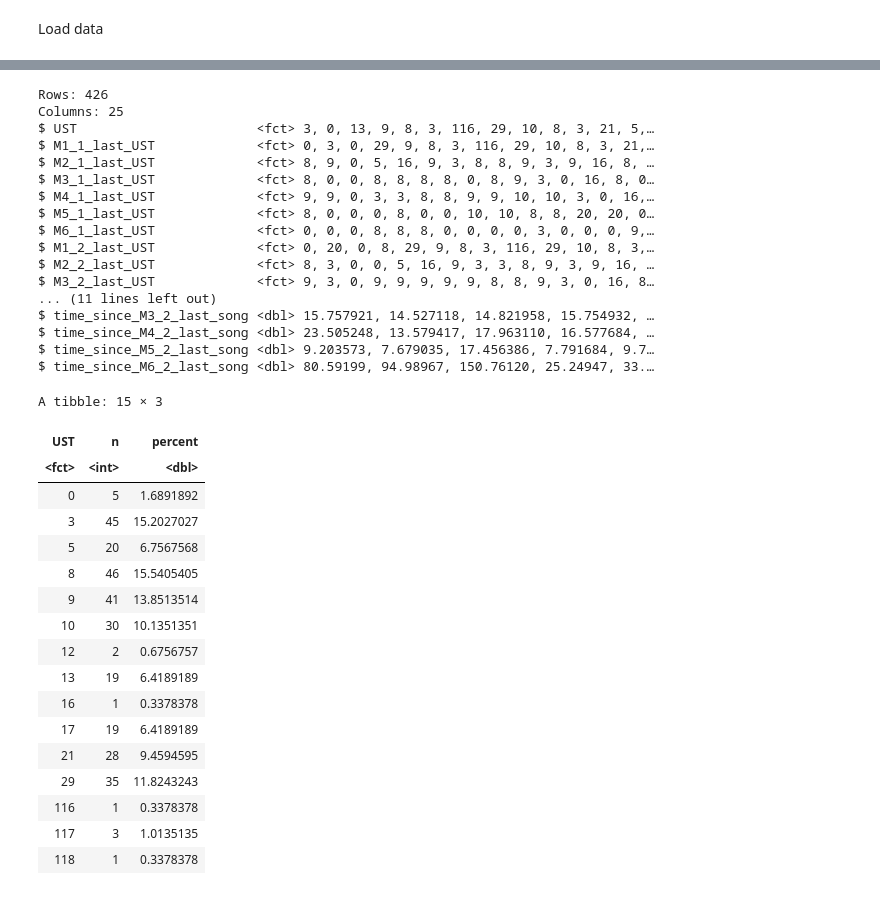
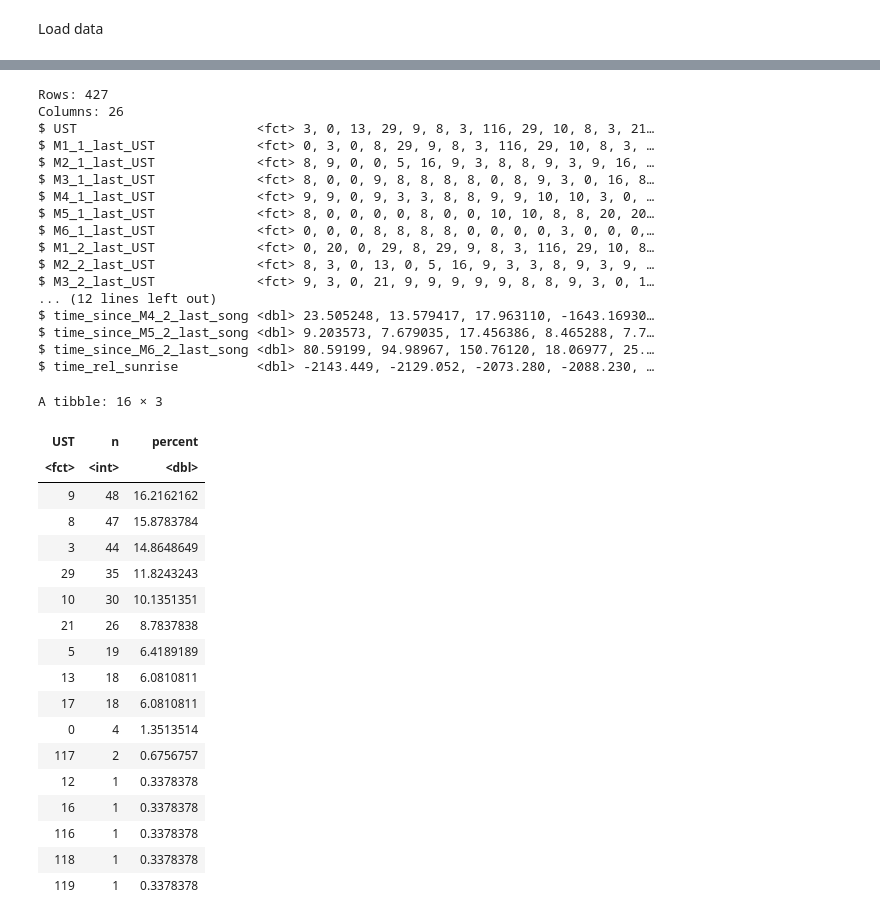
Before and after one commit to jsanvik/Birdsong, a Jupyter notebook: 03 Modelling/09 ust_higher_order_random_forest.ipynb, the cells around one changed output, grey strips where cells are left out. Saved outputs shown, nothing was run; the diff lists cells and outputs as text; code cells hidden in the pictures.

```diff
--- a/03 Modelling/09 ust_higher_order_random_forest.ipynb
+++ b/03 Modelling/09 ust_higher_order_random_forest.ipynb
@@ -38,6 +20,5 @@ The following object is masked from 'package:utils':
 # %% [markdown]
 Load data
 # %%
-data <- read_csv("../data/matching_opportunities.csv") %>%
-    drop_na() # drop any row containing at least one NA value
+data <- read_csv("../data/matching_opportunities.csv")
 # %% [output]
@@ -59,9 +40,9 @@ model_columns <- c(
         "M1_1_last_UST", "M2_1_last_UST", "M3_1_last_UST", "M4_1_last_UST", "M5_1_last_UST", "M6_1_last_UST",
         "M1_2_last_UST", "M2_2_last_UST", "M3_2_last_UST", "M4_2_last_UST", "M5_2_last_UST", "M6_2_last_UST",
         # "time_M1_last_song", "time_M2_last_song", "time_M3_last_song", "time_M4_last_song", "time_M5_last_song", "time_M6_last_song",
-    	"time_since_M1_1_last_song", "time_since_M2_1_last_song", "time_since_M3_1_last_song", "time_since_M4_1_last_song", "time_since_M5_1_last_song", "time_since_M6_1_last_song", # did not include time since M1 last song because it is always 0
-    	"time_since_M1_2_last_song", "time_since_M2_2_last_song", "time_since_M3_2_last_song", "time_since_M4_2_last_song", "time_since_M5_2_last_song", "time_since_M6_2_last_song" # did not include time since M1 last song because it is always 0
-        # "time_rel_sunrise"
+    	"time_since_M1_1_last_song", "time_since_M2_1_last_song", "time_since_M3_1_last_song", "time_since_M4_1_last_song", "time_since_M5_1_last_song", "time_since_M6_1_last_song",
+    	"time_since_M1_2_last_song", "time_since_M2_2_last_song", "time_since_M3_2_last_song", "time_since_M4_2_last_song", "time_since_M5_2_last_song", "time_since_M6_2_last_song",
+        "time_rel_sunrise"
     )
 # %%
 # Set data types and select input columns
@@ -69,4 +50,5 @@ data <- data %>%
     mutate(across(contains("UST"), ~ as.factor(.x)),
         does_it_match = as.factor(does_it_match),
         number_of_matches = as.integer(number_of_matches)) %>%
-    select(model_columns)
+    select(model_columns)  %>%
+    drop_na() # drop any row containing at least one NA value
@@ -84,59 +55,61 @@ See <https://tidyselect.r-lib.org/reference/faq-external-vector.html>."
 # %%
 glimpse(data)
 # %% [output]
-Rows: 426
-Columns: 25
-$ UST                       <fct> 3, 0, 13, 9, 8, 3, 116, 29, 10, 8, 3, 21, 5,…
-$ M1_1_last_UST             <fct> 0, 3, 0, 29, 9, 8, 3, 116, 29, 10, 8, 3, 21,…
-$ M2_1_last_UST             <fct> 8, 9, 0, 5, 16, 9, 3, 8, 8, 9, 3, 9, 16, 8, …
-$ M3_1_last_UST             <fct> 8, 0, 0, 8, 8, 8, 8, 0, 8, 9, 3, 0, 16, 8, 0…
-$ M4_1_last_UST             <fct> 9, 9, 0, 3, 3, 8, 8, 9, 9, 10, 10, 3, 0, 16,…
-$ M5_1_last_UST             <fct> 8, 0, 0, 0, 8, 0, 0, 10, 10, 8, 8, 20, 20, 0…
-$ M6_1_last_UST             <fct> 0, 0, 0, 8, 8, 8, 0, 0, 0, 0, 3, 0, 0, 0, 9,…
-$ M1_2_last_UST             <fct> 0, 20, 0, 8, 29, 9, 8, 3, 116, 29, 10, 8, 3,…
-$ M2_2_last_UST             <fct> 8, 3, 0, 0, 5, 16, 9, 3, 3, 8, 9, 3, 9, 16, …
-$ M3_2_last_UST             <fct> 9, 3, 0, 9, 9, 9, 9, 9, 8, 8, 9, 3, 0, 16, 8…
-... (11 lines left out)
-$ time_since_M3_2_last_song <dbl> 15.757921, 14.527118, 14.821958, 15.754932, …
-$ time_since_M4_2_last_song <dbl> 23.505248, 13.579417, 17.963110, 16.577684, …
-$ time_since_M5_2_last_song <dbl> 9.203573, 7.679035, 17.456386, 7.791684, 9.7…
-$ time_since_M6_2_last_song <dbl> 80.59199, 94.98967, 150.76120, 25.24947, 33.…
+Rows: 427
+Columns: 26
+$ UST                       <fct> 3, 0, 13, 29, 9, 8, 3, 116, 29, 10, 8, 3, 21…
+$ M1_1_last_UST             <fct> 0, 3, 0, 8, 29, 9, 8, 3, 116, 29, 10, 8, 3, …
+$ M2_1_last_UST             <fct> 8, 9, 0, 0, 5, 16, 9, 3, 8, 8, 9, 3, 9, 16, …
+$ M3_1_last_UST             <fct> 8, 0, 0, 9, 8, 8, 8, 8, 0, 8, 9, 3, 0, 16, 8…
+$ M4_1_last_UST             <fct> 9, 9, 0, 9, 3, 3, 8, 8, 9, 9, 10, 10, 3, 0, …
+$ M5_1_last_UST             <fct> 8, 0, 0, 0, 0, 8, 0, 0, 10, 10, 8, 8, 20, 20…
+$ M6_1_last_UST             <fct> 0, 0, 0, 8, 8, 8, 8, 0, 0, 0, 0, 3, 0, 0, 0,…
+$ M1_2_last_UST             <fct> 0, 20, 0, 29, 8, 29, 9, 8, 3, 116, 29, 10, 8…
+$ M2_2_last_UST             <fct> 8, 3, 0, 13, 0, 5, 16, 9, 3, 3, 8, 9, 3, 9, …
+$ M3_2_last_UST             <fct> 9, 3, 0, 21, 9, 9, 9, 9, 9, 8, 8, 9, 3, 0, 1…
+... (12 lines left out)
+$ time_since_M4_2_last_song <dbl> 23.505248, 13.579417, 17.963110, -1643.16930…
+$ time_since_M5_2_last_song <dbl> 9.203573, 7.679035, 17.456386, 8.465288, 7.7…
+$ time_since_M6_2_last_song <dbl> 80.59199, 94.98967, 150.76120, 18.06977, 25.…
+$ time_rel_sunrise          <dbl> -2143.449, -2129.052, -2073.280, -2088.230, …
 # %%
 
 # train test split
 train_test_split <- initial_split(data, prop = 0.7, strata=UST)
 
 train_data <- train_test_split %>% training()
 test_data <- train_test_split %>% testing()
 
 # In training data, how many song type matches?
 train_data %>%
     group_by(UST) %>%
     summarize(n = n()) %>%
-    mutate(percent = 100*n/nrow(train_data))
+    mutate(percent = 100*n/nrow(train_data)) %>%
+    arrange(desc(percent))
 
 # use v-fold cross validation to assess model accuracy
 v <- 5
 train_vfold <- vfold_cv(train_data, v=v, strata = UST)
 # %% [output]
-A tibble: 15 × 3
+A tibble: 16 × 3
 | UST | n | percent |
 | <fct> | <int> | <dbl> |
-| 0 | 5 | 1.6891892 |
-| 3 | 45 | 15.2027027 |
-| 5 | 20 | 6.7567568 |
-| 8 | 46 | 15.5405405 |
-| 9 | 41 | 13.8513514 |
+| 9 | 48 | 16.2162162 |
+| 8 | 47 | 15.8783784 |
+| 3 | 44 | 14.8648649 |
+| 29 | 35 | 11.8243243 |
 | 10 | 30 | 10.1351351 |
-| 12 | 2 | 0.6756757 |
-| 13 | 19 | 6.4189189 |
+| 21 | 26 | 8.7837838 |
+| 5 | 19 | 6.4189189 |
+| 13 | 18 | 6.0810811 |
+| 17 | 18 | 6.0810811 |
+| 0 | 4 | 1.3513514 |
+| 117 | 2 | 0.6756757 |
+| 12 | 1 | 0.3378378 |
 | 16 | 1 | 0.3378378 |
-| 17 | 19 | 6.4189189 |
-| 21 | 28 | 9.4594595 |
-| 29 | 35 | 11.8243243 |
 | 116 | 1 | 0.3378378 |
-| 117 | 3 | 1.0135135 |
 | 118 | 1 | 0.3378378 |
+| 119 | 1 | 0.3378378 |
 # %%
 # Data preprocessing using a recipe
 recipe <- recipe(UST ~ ., data = train_data) %>%
```
Also changed, not shown: parts of 11 cells of this notebook, 7 other files.
